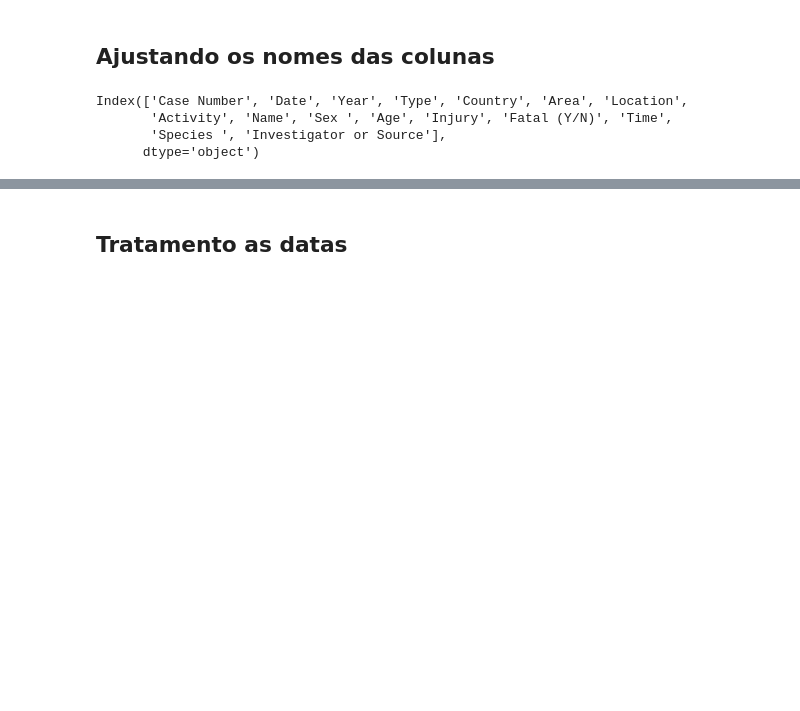
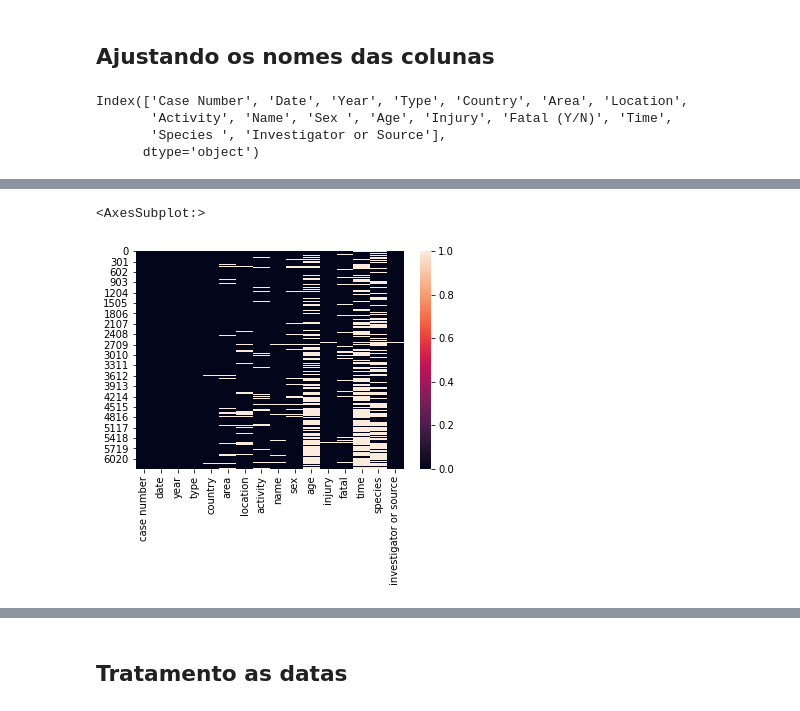
Before and after one commit to solakamiashiro/project1, a Jupyter notebook: shark_attack.ipynb, the cells around one changed output, grey strips where cells are left out. Cells and saved outputs as stored; diff of their text form; code cells hidden in the pictures; blank space fills up the shorter version.

```diff
--- a/shark_attack.ipynb
+++ b/shark_attack.ipynb
@@ -150,3 +114,9 @@ attacks.head(2)
 |  | case number | date | year | type | country | area | location | activity | name | sex | ... |
 | 0 | 2018.06.25 | 25-Jun-2018 | 2018.0 | Boating | USA | California | Oceanside, San Diego County | Paddling | Julie Wolfe | F | ... |
 | 1 | 2018.06.18 | 18-Jun-2018 | 2018.0 | Unprovoked | USA | Georgia | St. Simon Island, Glynn County | Standing | Adyson�McNeely | F | ... |
+# %%
+import seaborn as sns
+sns.heatmap(attacks.isnull())
+# %% [output]
+<AxesSubplot:>
+[figure, added]
```
Also changed, not shown: parts of 23 cells of this notebook, 2 other files.
